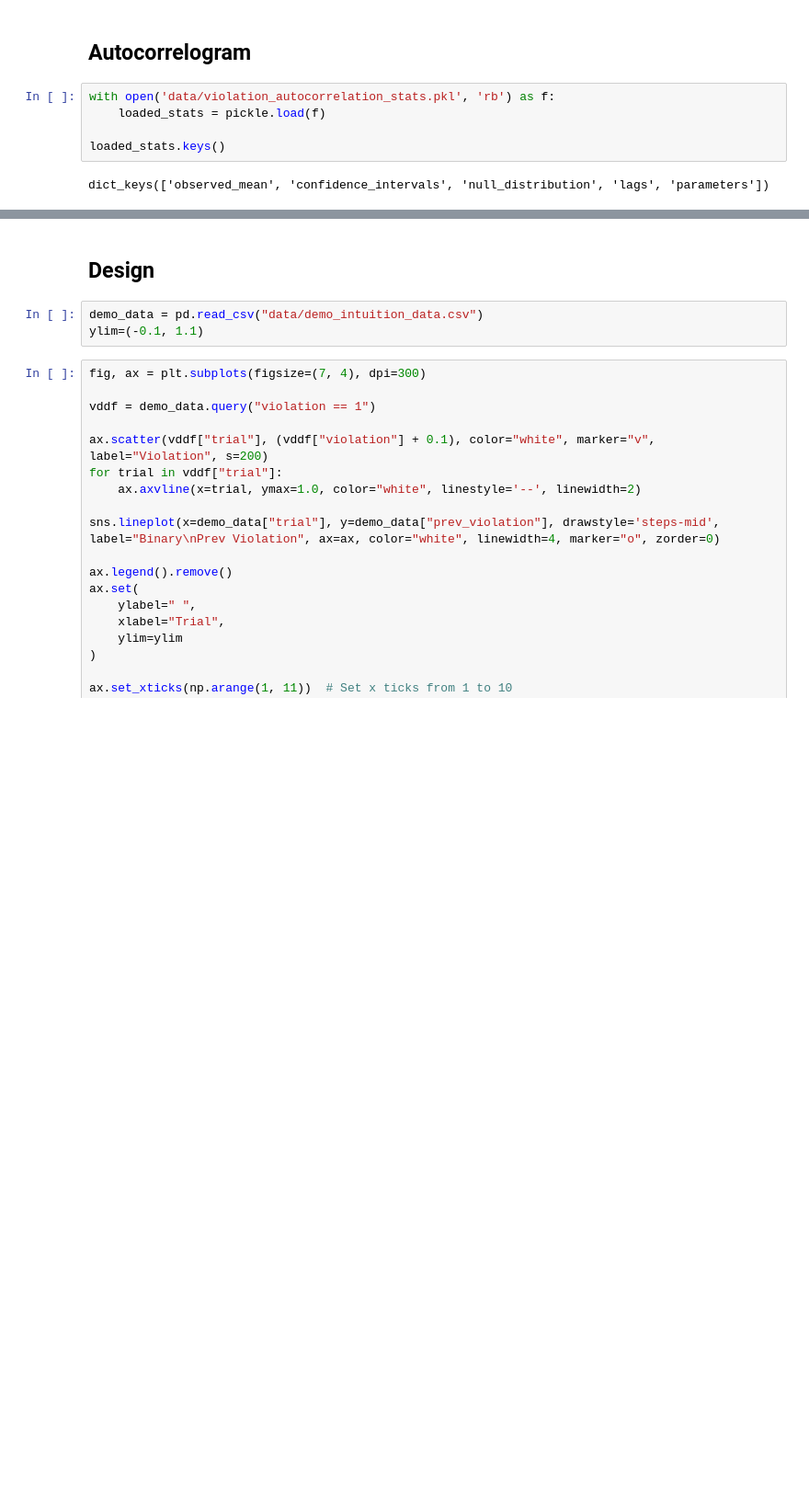
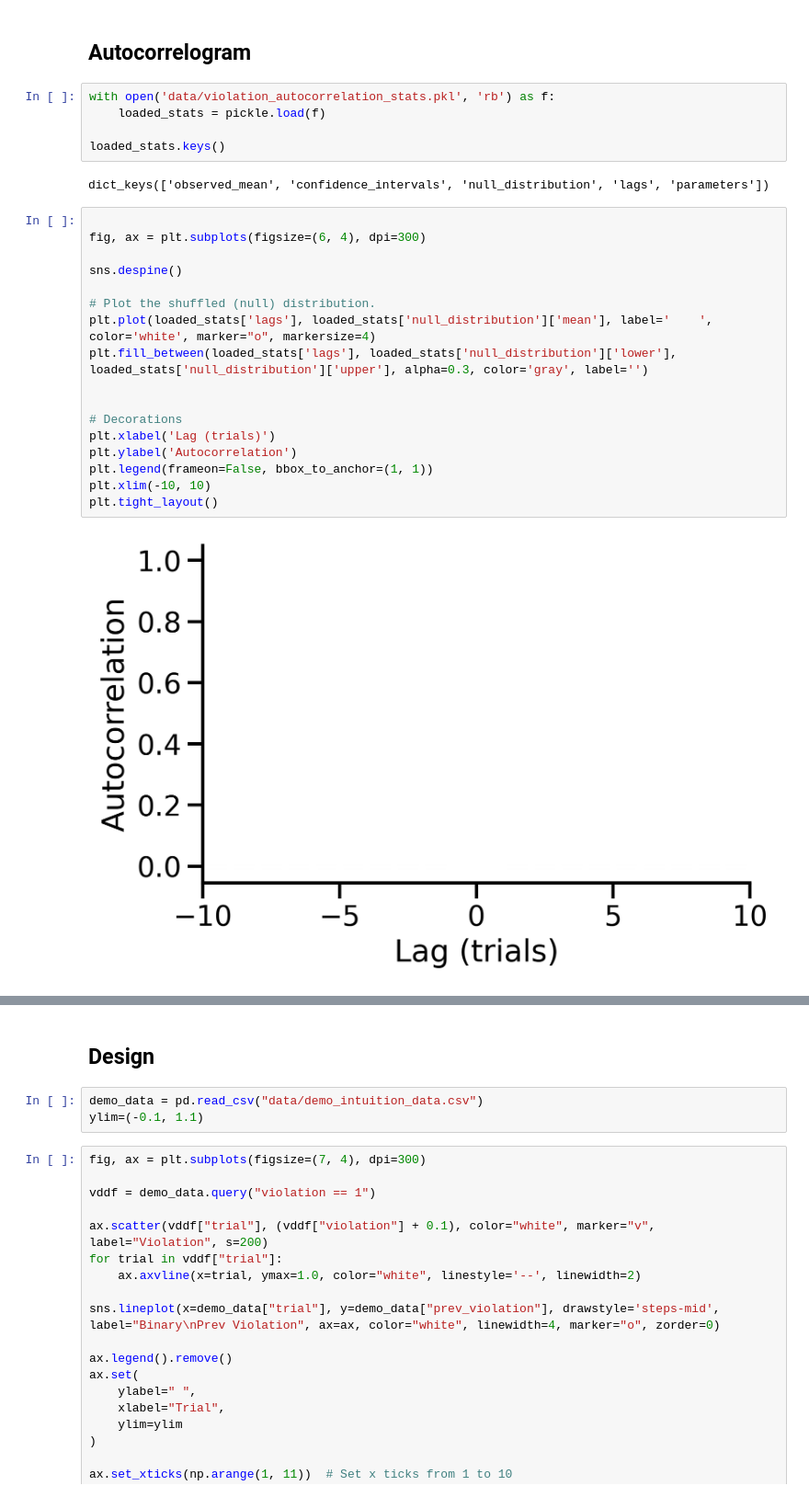
Before and after one commit to jess-breda/violations-multinomial, a Jupyter notebook: notebooks/thesis/FPO_3_violation_history.ipynb, the cells around one changed output, grey strips where cells are left out. Shown at 92% size. Saved outputs shown, nothing was run; the diff lists cells and outputs as text; blank space fills up the shorter version.

```diff
--- a/notebooks/thesis/FPO_3_violation_history.ipynb
+++ b/notebooks/thesis/FPO_3_violation_history.ipynb
@@ -93,6 +93,25 @@ with open('data/violation_autocorrelation_stats.pkl', 'rb') as f:
 loaded_stats.keys()
 # %% [output]
 dict_keys(['observed_mean', 'confidence_intervals', 'null_distribution', 'lags', 'parameters'])
+# %%
+
+fig, ax = plt.subplots(figsize=(6, 4), dpi=300)
+
+sns.despine()
+
+# Plot the shuffled (null) distribution.
+plt.plot(loaded_stats['lags'], loaded_stats['null_distribution']['mean'], label='    ', color='white', marker="o", markersize=4)
+plt.fill_between(loaded_stats['lags'], loaded_stats['null_distribution']['lower'], loaded_stats['null_distribution']['upper'], alpha=0.3, color='gray', label='')
+
+
+# Decorations
+plt.xlabel('Lag (trials)')
+plt.ylabel('Autocorrelation')
+plt.legend(frameon=False, bbox_to_anchor=(1, 1))
+plt.xlim(-10, 10)
+plt.tight_layout()
+# %% [output]
+[figure, added]
 # %%
 
 fig, ax = plt.subplots(figsize=(6, 4), dpi=300)
```
Also changed, not shown: parts of 3 cells of this notebook, 4 other files.
